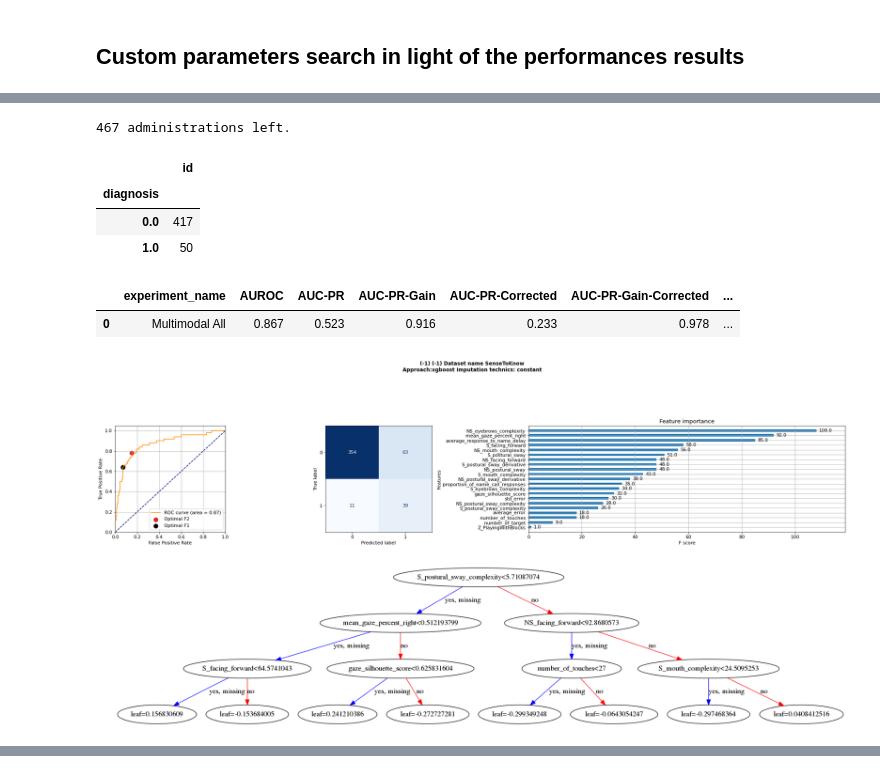
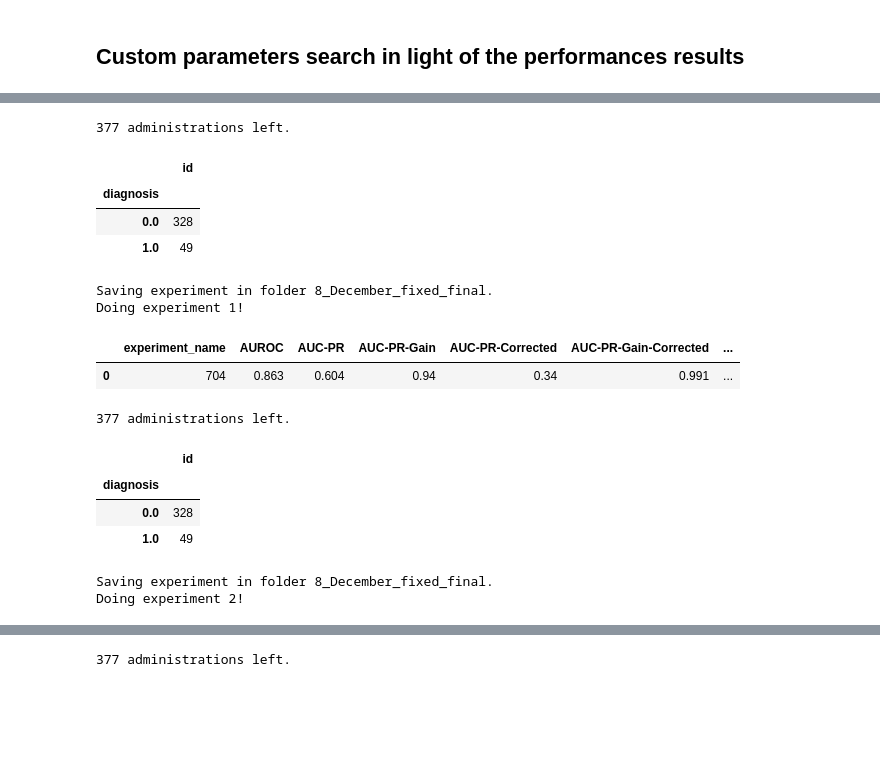
Before and after one commit to matiasdm/notes_on_stats, a Jupyter notebook: doc/notebooks/paper_computation.ipynb, the cells around one changed output, grey strips where cells are left out. Drawn from its saved outputs; the diff is of its cells as text; code cells hidden in the pictures; blank space fills up the shorter version.

```diff
--- a/doc/notebooks/paper_computation.ipynb
+++ b/doc/notebooks/paper_computation.ipynb
@@ -618,3 +618,5 @@ for random_state in random_states:
         display(exp.performances_df)
 # %% [markdown]
 ## Custom parameters search in light of the performances results
+# %%
+K=25
@@ -657,52 +952,67 @@ exp.plot()
 # %%
+
 xgboost_hyperparameters = {'scale_pos_weight':True,#np.sum(data.y_train==0)/np.sum(data.y_train==1),
                             'max_depth' : 3,
                             'learning_rate' : 0.15,
                             'gamma': 0.1,
-                            'n_estimators': 200,
+                            'n_estimators': 100,
                             'min_child_weight': 1,
                             'reg_lambda': 0.1}
 
-use_weight = True
+
+use_weight = False
 if use_weight:
     weighted_confidence_score = np.load(os.path.join(DATA_DIR, 'weight_multimodal.npy'))
 else:
     weighted_confidence_score = None
 
 
-df =  pd.read_csv(AUTISM_DATA_PATH)
+K = 10
 
-data = Dataset(df=df,
-               missing_data_handling='imputation',
-               imputation_method='constant',
-               sampling_method='without',
-               scenario = 'multimodal_2023',
-               features_name = deepcopy(DEFAULT_PREDICTORS_BY_TYPES['All']),
-               scale_data=False,
-               use_missing_indicator_variables=USE_MISSING_INDICATOR_PREDICTORS,
-               verbosity=1,
-               proportion_train=1)
+random_states = np.random.randint(0, 1000, K)
 
-exp = Experiments(data.dataset_name,
-                  dataset=data,
-                  approach='xgboost',
-                  previous_experiment=None,
-                  debug=False,
-                  experiment_folder_name='Final',
-                  model_hyperparameters=xgboost_hyperparameters,
-                  experiment_name = 'Multimodal All',
-                  verbosity=1,
-                  save_experiment=False)
+for random_state in random_states:
 
-exp.fit_predict(num_cv='loocv', sample_weight=weighted_confidence_score)
-exp.predictions_df['sample_weight'] = weighted_confidence_score
-exp.plot()
+    df =  pd.read_csv(AUTISM_DATA_PATH)
+
+    data = Dataset(df=df,
+                   missing_data_handling='imputation',
+                   imputation_method='constant',
+                   sampling_method='without',
+                   scenario = 'multimodal_2023_regular',
+                   features_name = deepcopy(DEFAULT_PREDICTORS_BY_TYPES['All']),
+                   scale_data=False,
+                   use_missing_indicator_variables=USE_MISSING_INDICATOR_PREDICTORS,
+                   verbosity=1,
+                   proportion_train=1)
+
+    exp = Experiments(data.dataset_name,
+                      dataset=data,
+                      approach='xgboost',
+                      previous_experiment=None,
+                      debug=False,
+                      experiment_folder_name='8_December_fixed_final',
+                      model_hyperparameters=xgboost_hyperparameters,
+                      experiment_name = '{}'.format(random_state),
+                      verbosity=1,
+                      save_experiment=True)
+
+    exp.fit_predict(num_cv=10, sample_weight=weighted_confidence_score, random_state=random_state)
+    display(exp.performances_df)
 # %% [output]
-467 administrations left.
+377 administrations left.
 |  | id |
 | diagnosis |  |
-| 0.0 | 417 |
-| 1.0 | 50 |
+| 0.0 | 328 |
+| 1.0 | 49 |
+Saving experiment in folder 8_December_fixed_final.
+Doing experiment 1!
 |  | experiment_name | AUROC | AUC-PR | AUC-PR-Gain | AUC-PR-Corrected | AUC-PR-Gain-Corrected | ... |
-| 0 | Multimodal All | 0.867 | 0.523 | 0.916 | 0.233 | 0.978 | ... |
+| 0 | 704 | 0.863 | 0.604 | 0.94 | 0.34 | 0.991 | ... |
-[figure, removed]
+377 administrations left.
+|  | id |
+| diagnosis |  |
+| 0.0 | 328 |
+| 1.0 | 49 |
+Saving experiment in folder 8_December_fixed_final.
+Doing experiment 2!
@@ -708,0 +1021 @@ exp.plot()
+377 administrations left.
```
Also changed, not shown: parts of 16 cells of this notebook, 4 other files.
